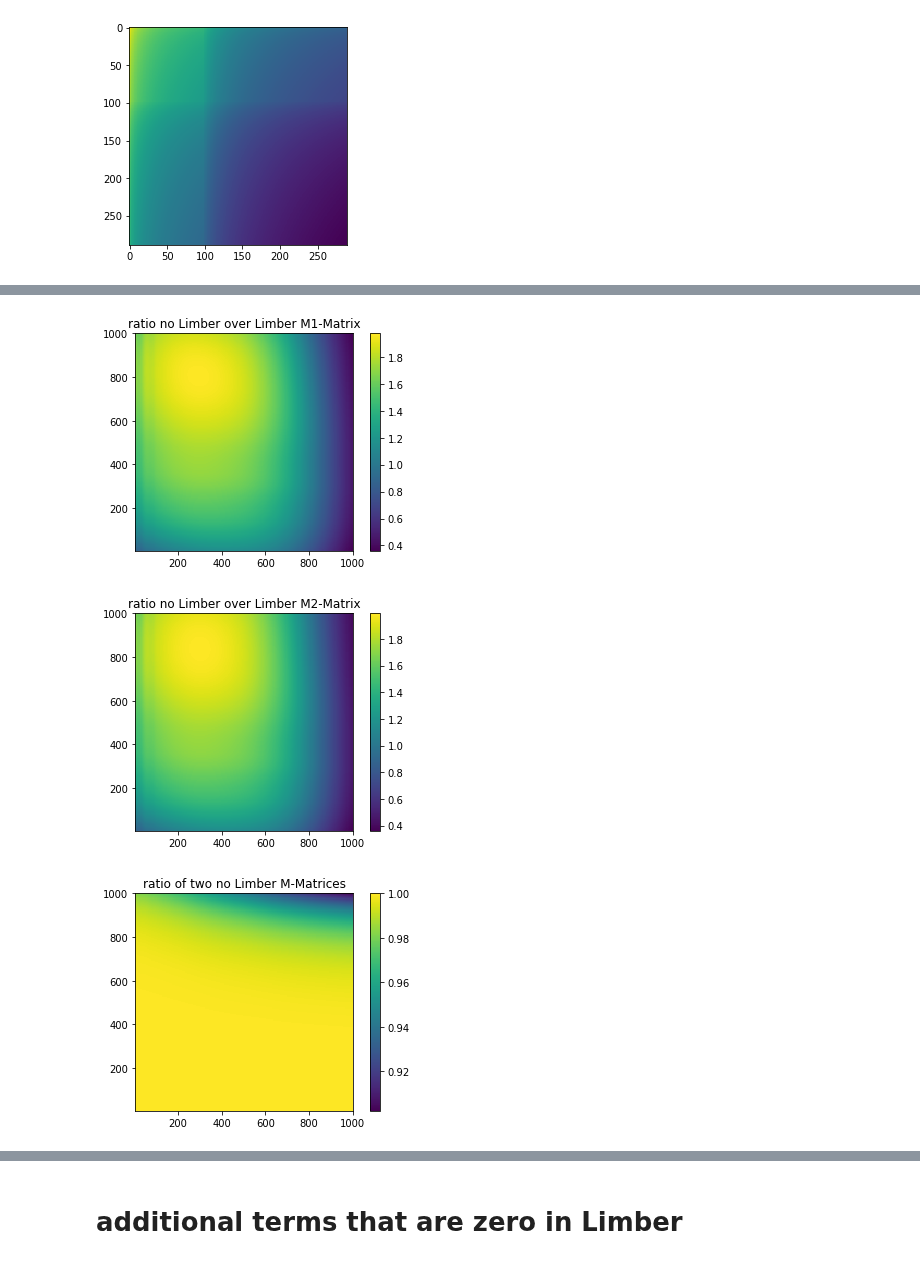
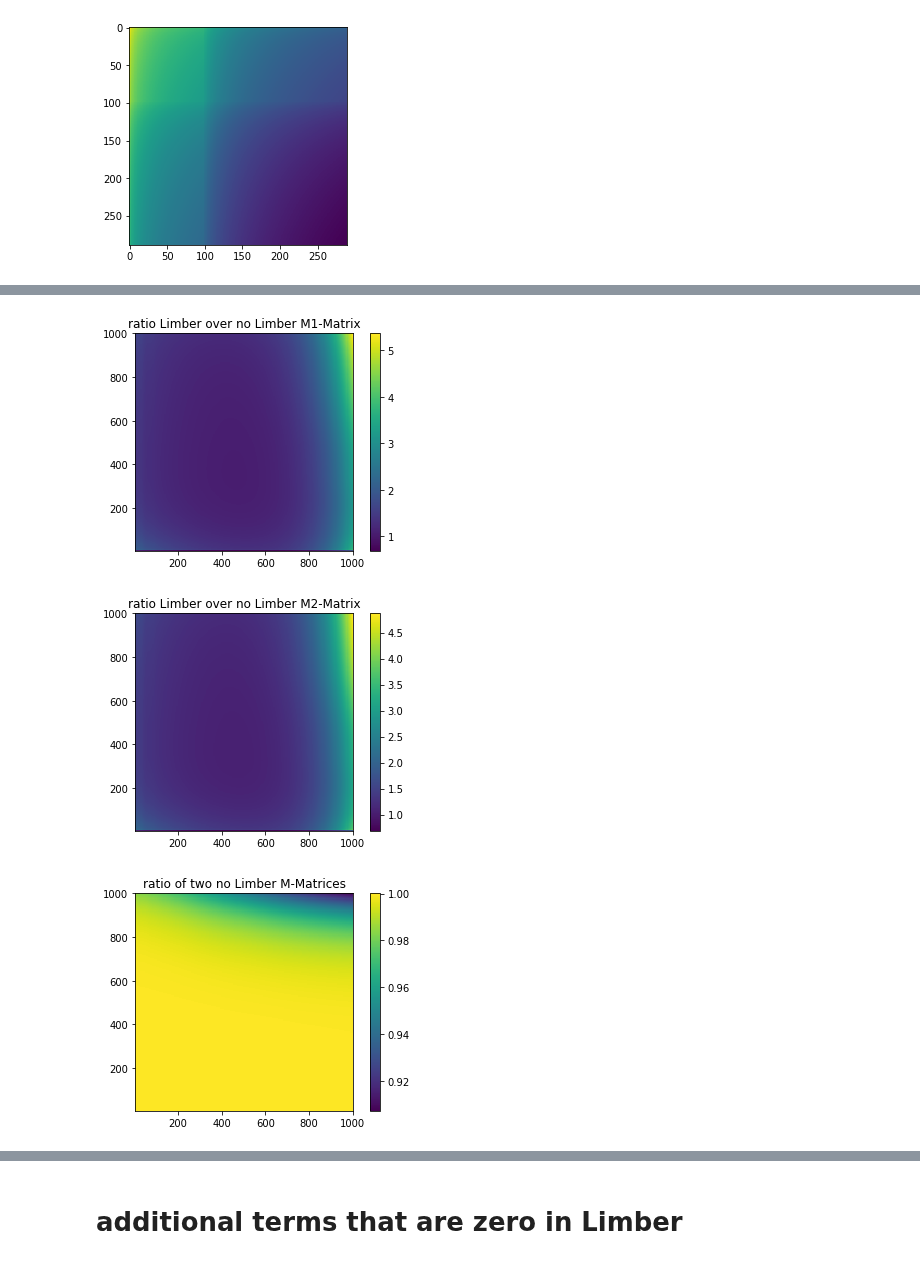
Before and after one commit to VMBoehm/postlimber, a Jupyter notebook: notebooks/PostBornTerms without Limber new approach.ipynb, the cells around one changed output, grey strips where cells are left out. Saved outputs shown, nothing was run; the diff lists cells and outputs as text; code cells hidden in the pictures.

```diff
--- a/notebooks/PostBornTerms without Limber new approach.ipynb
+++ b/notebooks/PostBornTerms without Limber new approach.ipynb
@@ -178,7 +235,8 @@ for ii in range(len(ell_)):
 
 #transpose of code
 try:
-    _, M31Aa = np.load('../M_matrices/M31Aa_%s.npy'%file_ext)
+    _, M31aA = np.load('../M_matrices/M31aA_%s.npy'%file_ext)
+    M31aA_spline = RectBivariateSpline(ell_,ell_,M31aA)
 except:
     r2d, t2d = np.meshgrid(t_,t_)
     w11, w12 = np.meshgrid(w1,w1)
@@ -198,7 +256,7 @@ except:
         if nn%10==0:
             print(nn)
 
-        chi1fac0 = (lsst_kernel(r2d*chimax)*D_chi(r2d*chimax)*clphiphi_diag[nn](r2d*chimax))
+        chi1fac0 = (galax_kernel(r2d*chimax)*D_chi(r2d*chimax)*clphiphi_diag[nn](r2d*chimax))
         chi1fac0 = chi1fac0 *(r2d*chimax)**(1-(n+nu_n_.reshape(1, 1, -1)))
 
         chi2fac00 = (lensing_kernel(t2d*r2d*chimax)*D_chi(r2d*t2d*chimax)*(1.+z_chi(r2d*t2d*chimax)))
@@ -214,10 +272,10 @@ except:
 
     print(time.time()-begin)
 
-    M31Aa = chimax * result*1./np.pi**2/2.*prefac/4./2.
+    M31aA = chimax * result*1./np.pi**2/2.*prefac/4./2.
 
-    np.save('../M_matrices/M31Aa_%s.npy'%file_ext,[np.meshgrid(ell_),M31Aa.T])
+    np.save('../M_matrices/M31aA_%s.npy'%file_ext,[np.meshgrid(ell_),M31aA.T])
 
-M31Aa_spline = RectBivariateSpline(ell_,ell_,M31Aa)
+    M31aA_spline = RectBivariateSpline(ell_,ell_,M31aA.T)
 # %%
 
@@ -228,11 +286,9 @@ plt.imshow(np.log(M31Aa))
 # %%
 #getting tilde MA2 (Eq.4.5)
 try:
-    _, M13A = np.load('../M_matrices/M13A_%s.npy'%file_ext)
+    _, M13a = np.load('../M_matrices/M13a_%s.npy'%file_ext)
+    M13a_spline = RectBivariateSpline(ell_,ell_,M13a)
 except:
-    kernel1 = lensing_kernel
-    kernel2 = lsst_kernel_cb
-
     r2d, t2d = np.meshgrid(t_,t_)
     w11, w12 = np.meshgrid(w1,w1)
     #nu axis
@@ -254,8 +310,8 @@ except:
         chi1fac0 = (lensing_kernel(r2d*chimax)*(1+z_chi(r2d*chimax))*D_chi(r2d*chimax)*clphiphi_diag[nn](r2d*chimax))
         chi1fac0 = chi1fac0 *(r2d*chimax)**(1-(n+nu_n_.reshape(1, 1, -1)))
 
-        chi2fac00 = (lsst_kernel(t2d*r2d*chimax)*D_chi(r2d*t2d*chimax))
-        chi2fac01 = (lsst_kernel(1./t2d*r2d*chimax)*D_chi(r2d/t2d*chimax))
+        chi2fac00 = (galax_kernel(t2d*r2d*chimax)*D_chi(r2d*t2d*chimax))
+        chi2fac01 = (galax_kernel(1./t2d*r2d*chimax)*D_chi(r2d/t2d*chimax))
         chi2fac01 = chi2fac01 * t2d**((n+nu_n_).reshape(1, 1, -1)-2)
         chi2fac0  = chi2fac00 + chi2fac01
 
@@ -267,17 +323,17 @@ except:
 
     print(time.time()-begin)
 
-    M13A = chimax * result*1./np.pi**2/2.*prefac/4./2.
+    M13a = chimax * result*1./np.pi**2/2.*prefac/4./2.
 
-    np.save('../M_matrices/M13A_%s.npy'%file_ext,[np.meshgrid(ell_),M13A.T])
+    np.save('../M_matrices/M13a_%s.npy'%file_ext,[np.meshgrid(ell_),M13a.T])
 
-M13A_spline = RectBivariateSpline(ell_,ell_,M13A)
+    M13a_spline = RectBivariateSpline(ell_,ell_,M13a.T)
 # %%
 #adding M13A and M31Aa
-tildeMA        = M13A+M31Aa
+tildeMA        = M13a+M31aA
 tildeMA_spline = RectBivariateSpline(ell_,ell_,tildeMA)
 # %%
-L_, M      = np.load('../output/MLimberSpline_bin_all.npy')
+L_, M      = np.load('../output/MLimberSpline_bin_all_cut.npy')
 L_         = np.sort(np.unique(L_))
 
 L          = np.logspace(np.log(2),3,200)
@@ -288,7 +344,7 @@ plt.imshow(np.log(M_Limber(L,L,grid=True)),extent=(L[0],L[-1],L[0],L[-1]))
 plt.colorbar()
 plt.show()
 
-M1 = MA22a_spline(L,L,grid=True)
+M1 = M22A_spline(L,L,grid=True)
 plt.title('no Limber Ma')
 plt.imshow(np.log(M1),extent=(L[0],L[-1],L[0],L[-1]))
 plt.colorbar()
@@ -306,21 +362,21 @@ plt.show()
 # %%
 M = M_Limber(L,L,grid=True)
 # %%
-plt.title('ratio no Limber over Limber M1-Matrix')
-plt.imshow(M1/M,extent=(L[0],L[-1],L[0],L[-1]))
+plt.title('ratio Limber over no Limber M1-Matrix')
+plt.imshow(M/M1,extent=(L[0],L[-1],L[0],L[-1]))
 plt.colorbar()
 plt.show()
 
-plt.title('ratio no Limber over Limber M2-Matrix')
-plt.imshow(M2/M,extent=(L[0],L[-1],L[0],L[-1]))
+plt.title('ratio Limber over no Limber M2-Matrix')
+plt.imshow(M/M2,extent=(L[0],L[-1],L[0],L[-1]))
 plt.colorbar()
 plt.show()
 
 plt.title('ratio of two no Limber M-Matrices')
 plt.imshow(M1/M2,extent=(L[0],L[-1],L[0],L[-1]))
 plt.colorbar()
 plt.show()
 # %% [output]
-[figure, old version]
+[figure, new version]
-[figure, old version]
+[figure, new version]
-[figure, old version]
+[figure, new version]
```
Also changed, not shown: parts of 32 cells of this notebook, 16 other files.
